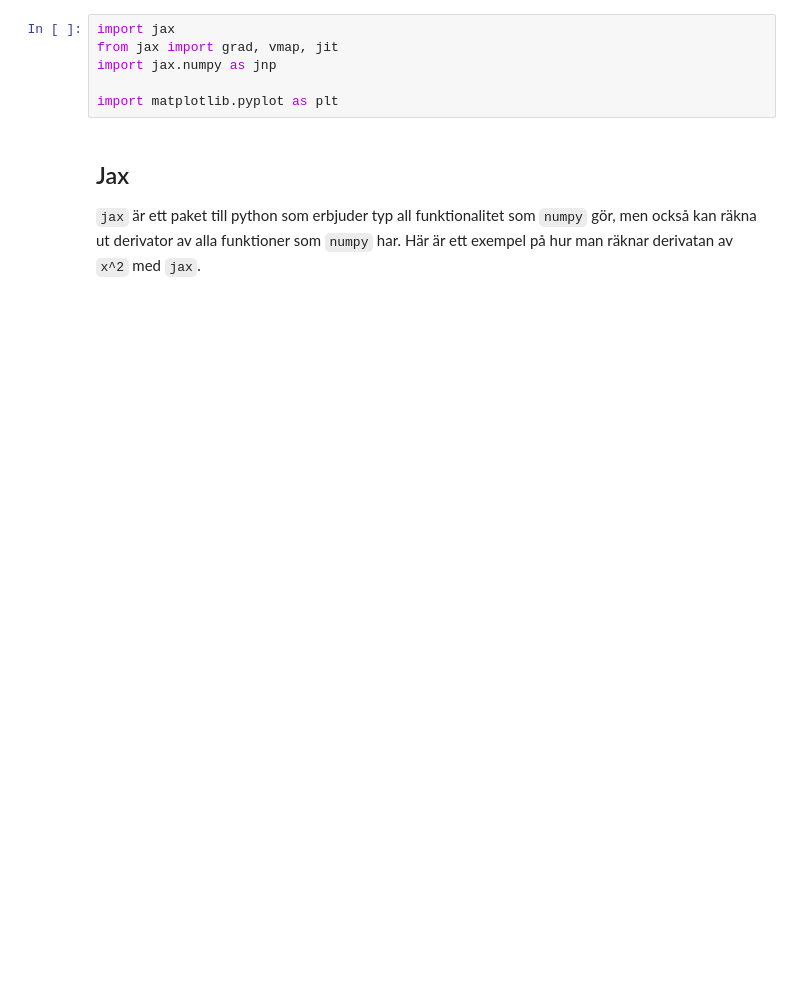
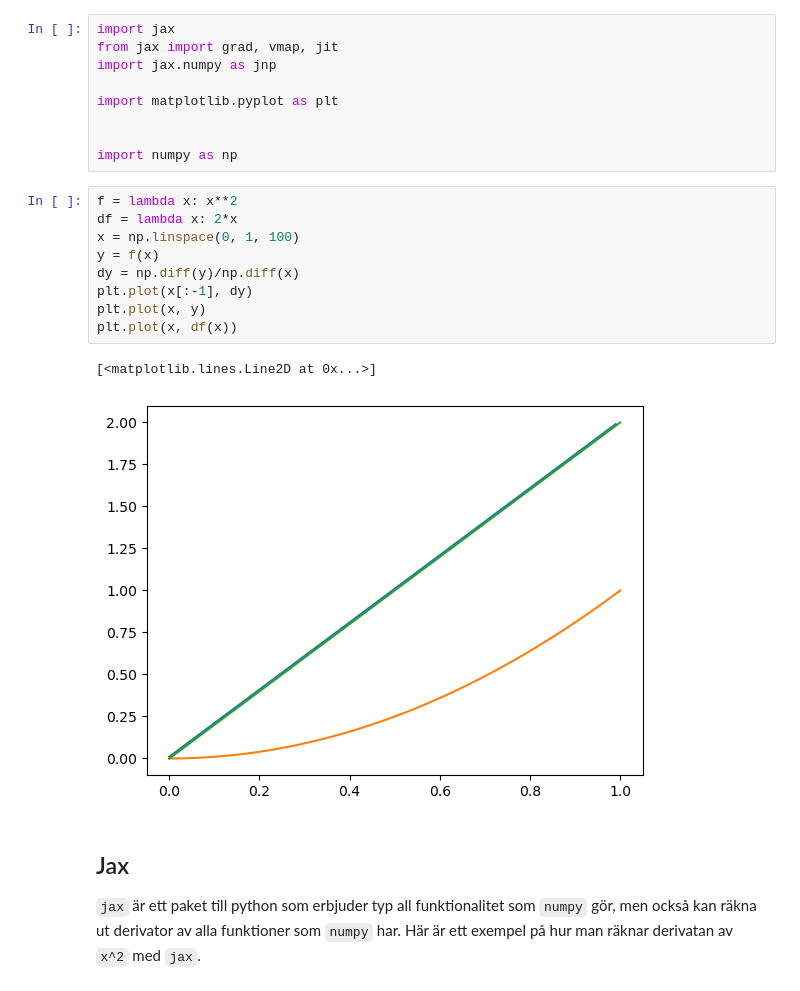
Before and after one commit to emastr/kex-asta-rebecka, a Jupyter notebook: jax_intro.ipynb, the cells around one changed output. Cells and saved outputs as stored; diff of their text form; blank space fills up the shorter version.

```diff
--- a/jax_intro.ipynb
+++ b/jax_intro.ipynb
@@ -4,6 +4,21 @@ from jax import grad, vmap, jit
 import jax.numpy as jnp
 
 import matplotlib.pyplot as plt
+
+
+import numpy as np
+# %%
+f = lambda x: x**2
+df = lambda x: 2*x
+x = np.linspace(0, 1, 100)
+y = f(x)
+dy = np.diff(y)/np.diff(x)
+plt.plot(x[:-1], dy)
+plt.plot(x, y)
+plt.plot(x, df(x))
+# %% [output]
+[<matplotlib.lines.Line2D at 0x...>]
+[figure, added]
 # %% [markdown]
 ## Jax
 
```
Also changed, not shown: parts of 3 cells of this notebook, 1 other file.
